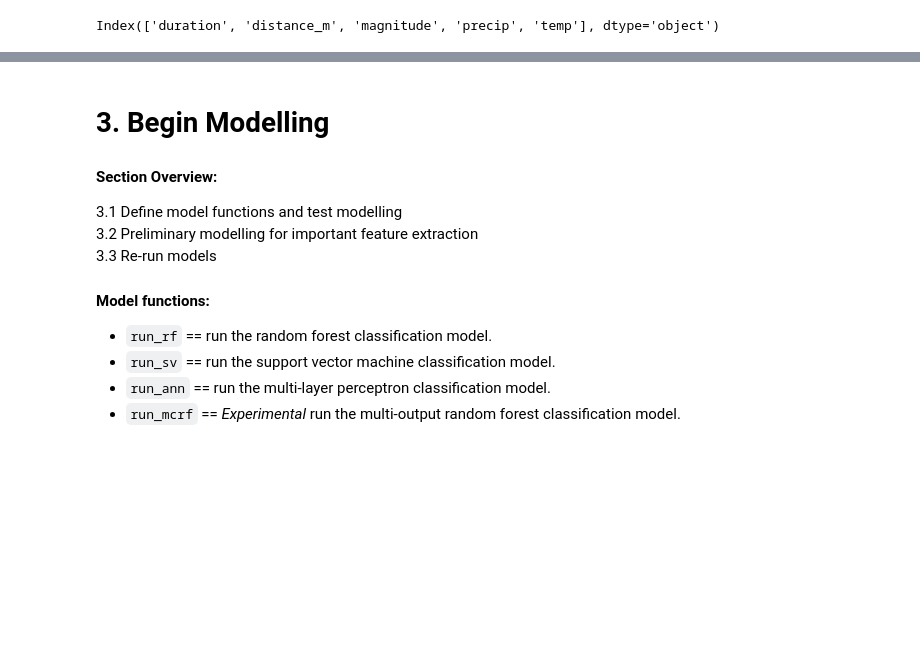
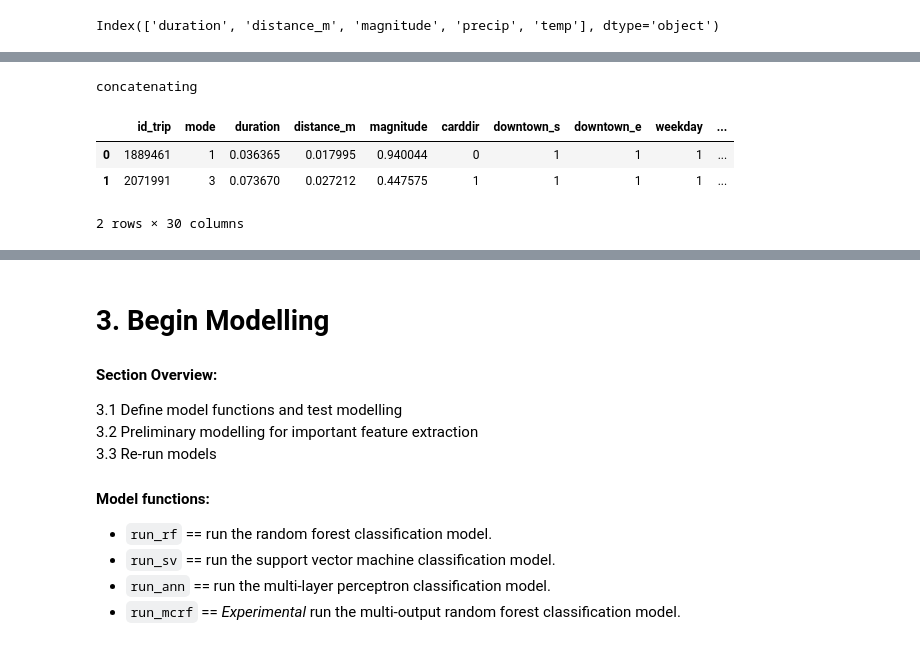
Before and after one commit to Thomasjkeel/Trip_Purpose_Classification, a Jupyter notebook: Notebooks/models/models/machine_learning.ipynb, the cells around one changed output, grey strips where cells are left out. Saved outputs shown, nothing was run; the diff lists cells and outputs as text; code cells hidden in the pictures; blank space fills up the shorter version.

```diff
--- a/Notebooks/models/models/machine_learning.ipynb
+++ b/Notebooks/models/models/machine_learning.ipynb
@@ -171,0 +246,7 @@ X_train.head()
+# %%
+# join the data back to the all_X
+if not 'p_nearby_leisure' in all_X.columns:
+    print('concatenating')
+    all_X = pd.concat([all_X, purp_props_df], axis=1)
+# %% [output]
+concatenating
@@ -171,0 +256,7 @@ X_train.head()
+# %%
+all_X.head(2)
+# %% [output]
+|  | id_trip | mode | duration | distance_m | magnitude | carddir | downtown_s | downtown_e | weekday | ... |
+| 0 | 1889461 | 1 | 0.036365 | 0.017995 | 0.940044 | 0 | 1 | 1 | 1 | ... |
+| 1 | 2071991 | 3 | 0.073670 | 0.027212 | 0.447575 | 1 | 1 | 1 | 1 | ... |
+2 rows × 30 columns
```
Also changed, not shown: parts of 42 cells of this notebook, 1 other file.
